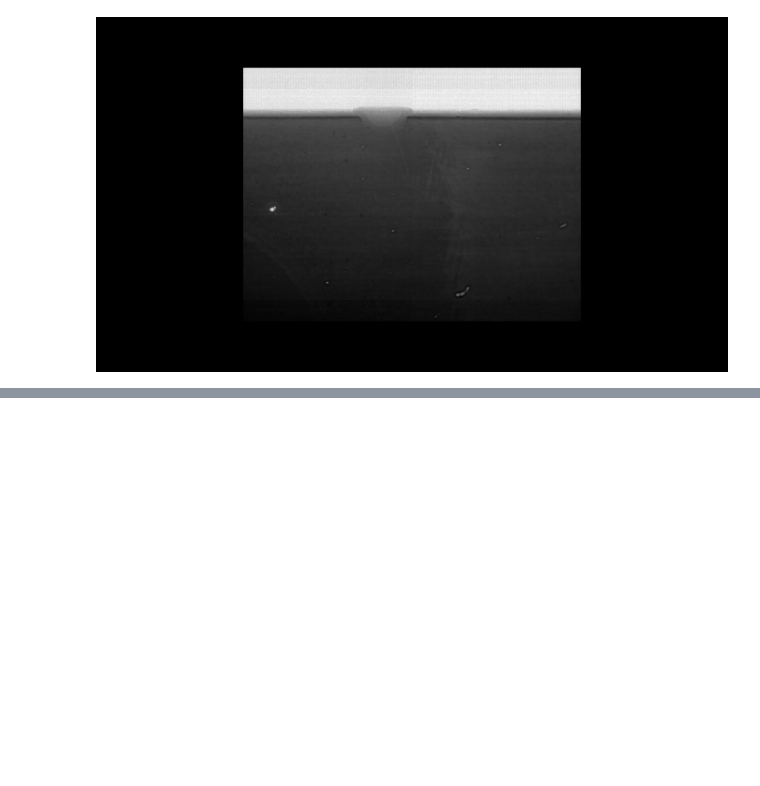
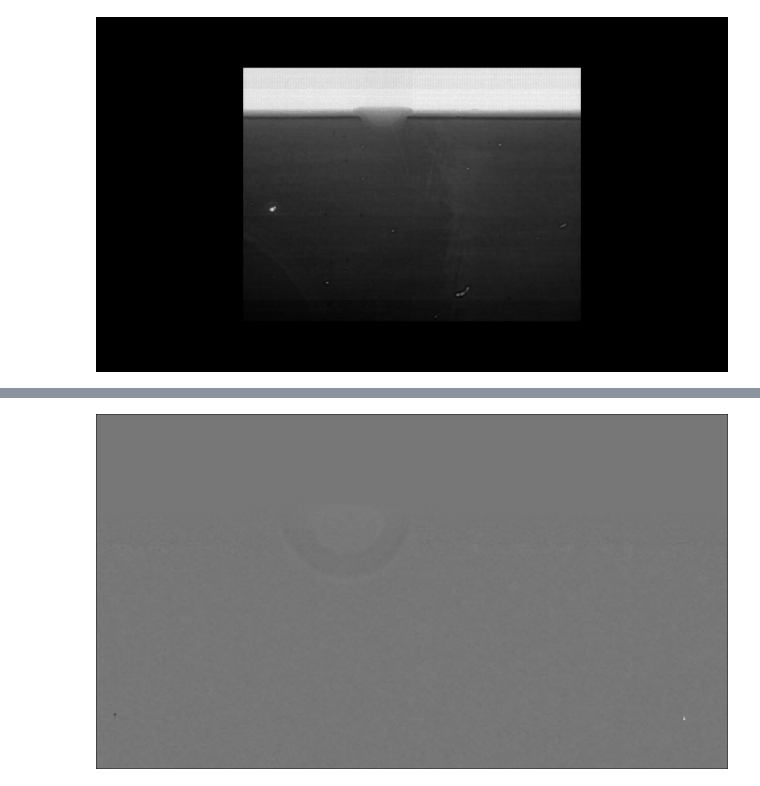
Before and after one commit to CANFSA/manual-feature-tracking, a Jupyter notebook: manual-tracking-and-saving.ipynb, the cells around one changed output, grey strips where cells are left out. Saved outputs shown, nothing was run; the diff lists cells and outputs as text; code cells hidden in the pictures; blank space fills up the shorter version.

```diff
--- a/manual-tracking-and-saving.ipynb
+++ b/manual-tracking-and-saving.ipynb
@@ -39,0 +89,6 @@ Image numbers: [220 221 222 223 224 225 226 227 228 229 230]
+# %%
+divided_by_first = process_images(imgs, process='div_by_first')
+viewer.add_image(divided_by_first)
+napari.utils.nbscreenshot(viewer, canvas_only=True)
+# %% [output]
+[figure, added]
```
Also changed, not shown: parts of 5 cells of this notebook.
